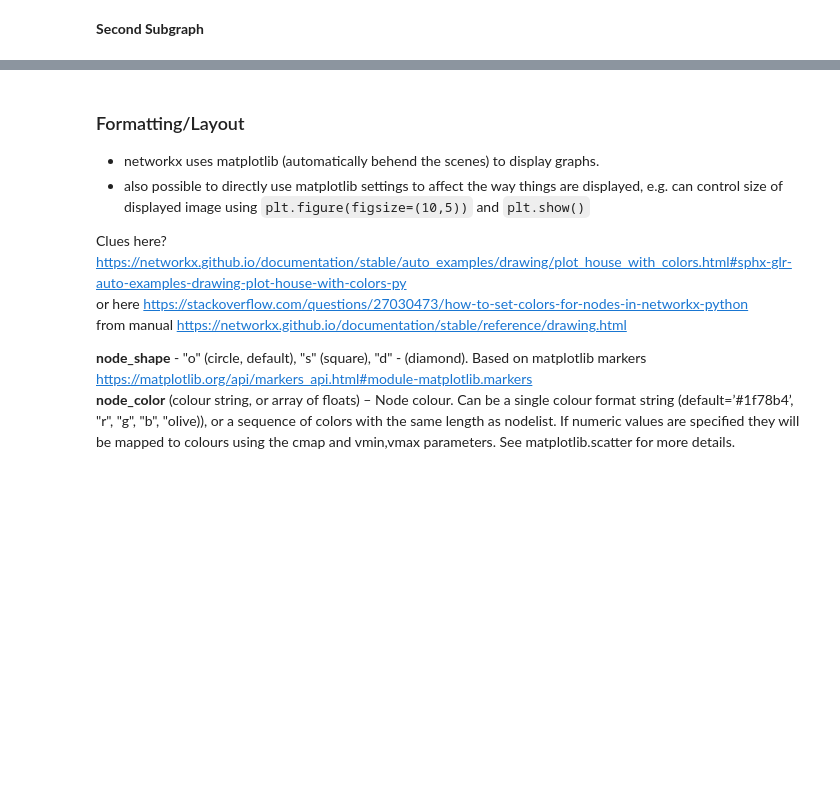
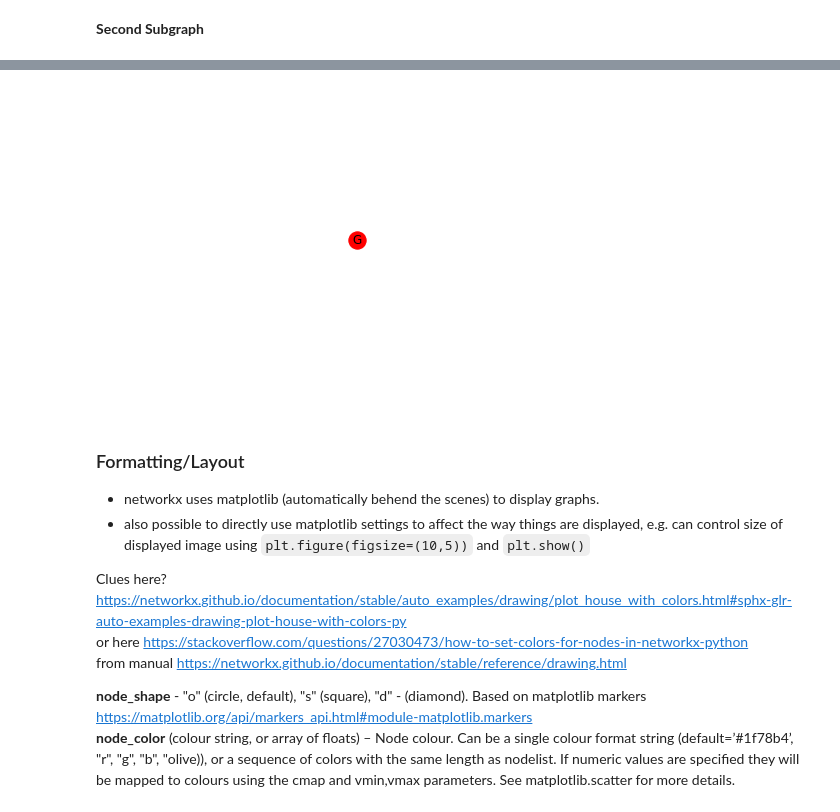
Before and after one commit to alanmaydwell/jupyter_scribblings, a Jupyter notebook: NetworkXtry.ipynb, the cells around one changed output, grey strips where cells are left out. Cells and saved outputs as stored; diff of their text form; code cells hidden in the pictures; blank space fills up the shorter version.

```diff
--- a/NetworkXtry.ipynb
+++ b/NetworkXtry.ipynb
@@ -133,3 +162,7 @@ nx.draw(subgraphs[1], with_labels=True)
+# %%
+nx.draw(ssubgraphs[-1], with_labels=True)
+# %% [output]
+[figure, added]
 # %% [markdown]
 ### Formatting/Layout
 
```
Also changed, not shown: parts of 32 cells of this notebook.
